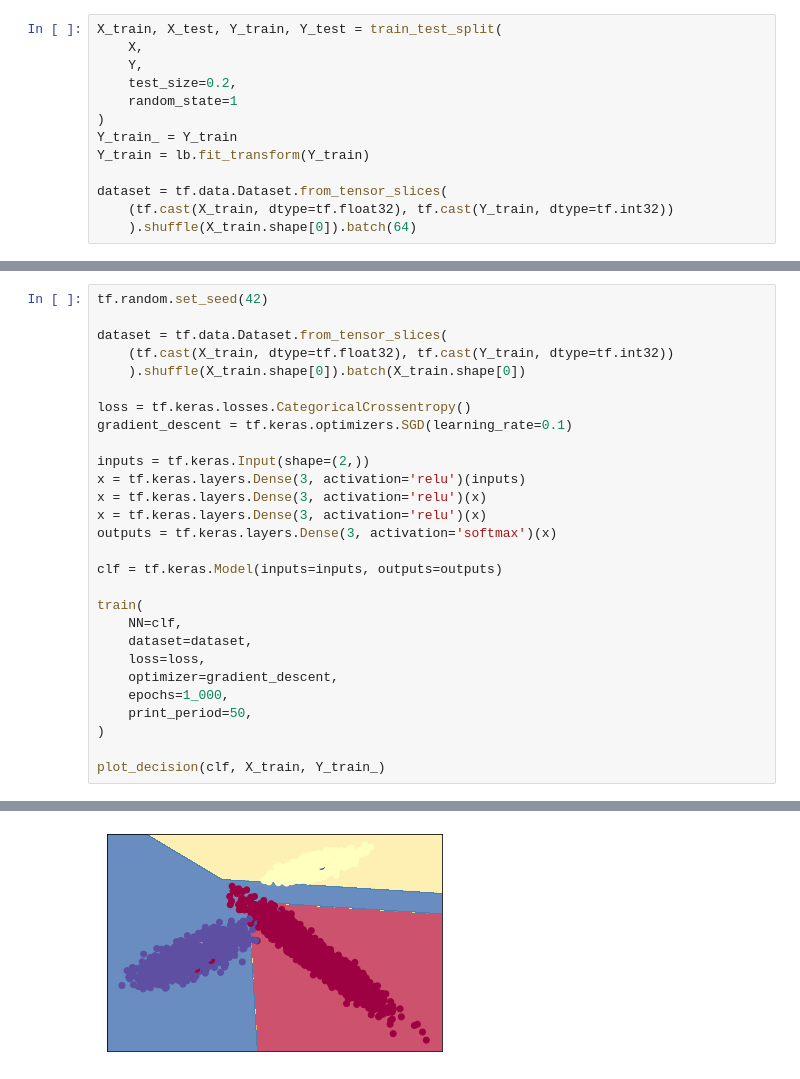
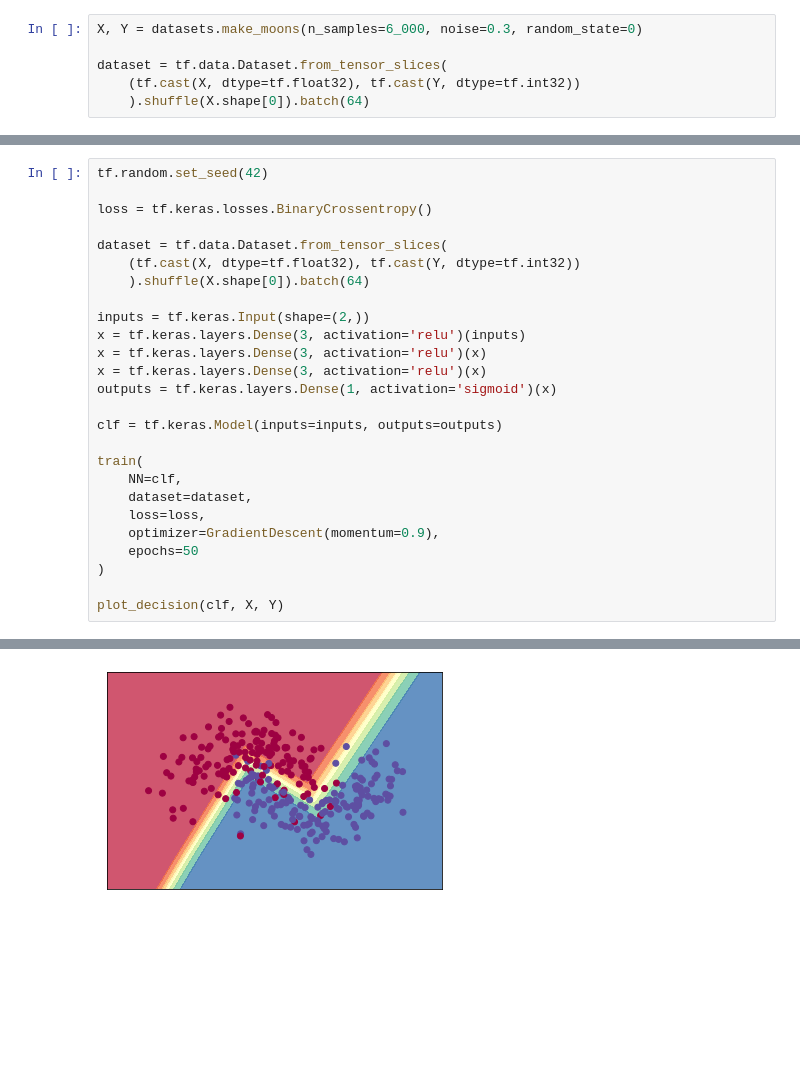
Before and after one commit to Ohorodnik/NN-framework, a Jupyter notebook: GradientDescent.ipynb, the cells around one changed output, grey strips where cells are left out. Saved outputs shown, nothing was run; the diff lists cells and outputs as text; blank space fills up the shorter version.

```diff
--- a/GradientDescent.ipynb
+++ b/GradientDescent.ipynb
@@ -24,14 +10,7 @@ X, Y = datasets.make_classification(
 # %%
-X_train, X_test, Y_train, Y_test = train_test_split(
-    X,
-    Y,
-    test_size=0.2,
-    random_state=1
-)
-Y_train_ = Y_train
-Y_train = lb.fit_transform(Y_train)
+X, Y = datasets.make_moons(n_samples=6_000, noise=0.3, random_state=0)
 
 dataset = tf.data.Dataset.from_tensor_slices(
-    (tf.cast(X_train, dtype=tf.float32), tf.cast(Y_train, dtype=tf.int32))
-    ).shuffle(X_train.shape[0]).batch(64)
+    (tf.cast(X, dtype=tf.float32), tf.cast(Y, dtype=tf.int32))
+    ).shuffle(X.shape[0]).batch(64)
 # %%
@@ -121,18 +158,17 @@ KeyboardInterrupt:
 # %%
 tf.random.set_seed(42)
 
+loss = tf.keras.losses.BinaryCrossentropy()
+
 dataset = tf.data.Dataset.from_tensor_slices(
-    (tf.cast(X_train, dtype=tf.float32), tf.cast(Y_train, dtype=tf.int32))
-    ).shuffle(X_train.shape[0]).batch(X_train.shape[0])
-
-loss = tf.keras.losses.CategoricalCrossentropy()
-gradient_descent = tf.keras.optimizers.SGD(learning_rate=0.1)
+    (tf.cast(X, dtype=tf.float32), tf.cast(Y, dtype=tf.int32))
+    ).shuffle(X.shape[0]).batch(64)
 
 inputs = tf.keras.Input(shape=(2,))
 x = tf.keras.layers.Dense(3, activation='relu')(inputs)
 x = tf.keras.layers.Dense(3, activation='relu')(x)
 x = tf.keras.layers.Dense(3, activation='relu')(x)
-outputs = tf.keras.layers.Dense(3, activation='softmax')(x)
+outputs = tf.keras.layers.Dense(1, activation='sigmoid')(x)
 
 clf = tf.keras.Model(inputs=inputs, outputs=outputs)
 
@@ -140,10 +176,9 @@ train(
     NN=clf,
     dataset=dataset,
     loss=loss,
-    optimizer=gradient_descent,
-    epochs=1_000,
-    print_period=50,
+    optimizer=GradientDescent(momentum=0.9),
+    epochs=50
 )
 
-plot_decision(clf, X_train, Y_train_)
+plot_decision(clf, X, Y)
 # %% [output]
@@ -171 +203 @@ Epoch 950: train cost = 0.07601862400770187
-[figure, old version]
+[figure, new version]
```
Also changed, not shown: parts of 11 cells of this notebook, 14 other files.
